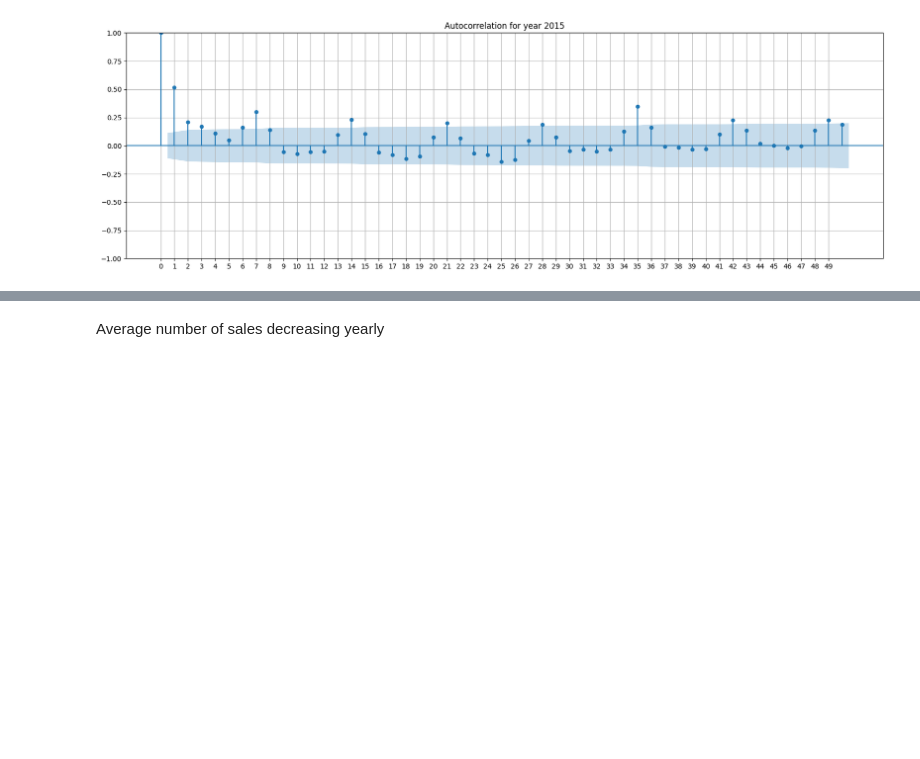
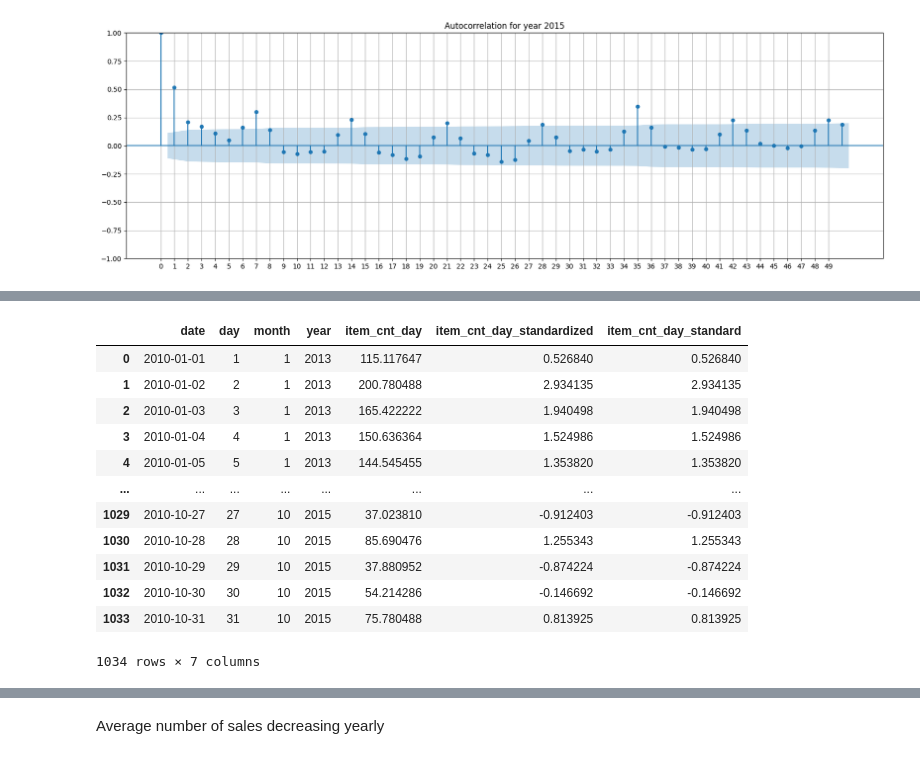
Before and after one commit to OliviaJayeola/DataSciencePortfolio, a Jupyter notebook: predict_sales/predict_sales.ipynb, the cells around one changed output, grey strips where cells are left out. Drawn from its saved outputs; the diff is of its cells as text; code cells hidden in the pictures; blank space fills up the shorter version.

```diff
--- a/predict_sales/predict_sales.ipynb
+++ b/predict_sales/predict_sales.ipynb
@@ -269,0 +257,19 @@ Name: item_cnt_day, Length: 304, dtype: float64
+# %%
+
+average_sales_per_day['item_cnt_day_standard'] = average_sales_per_day.groupby('year')['item_cnt_day'].transform(lambda x: (x - x.mean()) / x.std())
+
+average_sales_per_day
+# %% [output]
+|  | date | day | month | year | item_cnt_day | item_cnt_day_standardized | item_cnt_day_standard |
+| 0 | 2010-01-01 | 1 | 1 | 2013 | 115.117647 | 0.526840 | 0.526840 |
+| 1 | 2010-01-02 | 2 | 1 | 2013 | 200.780488 | 2.934135 | 2.934135 |
+| 2 | 2010-01-03 | 3 | 1 | 2013 | 165.422222 | 1.940498 | 1.940498 |
+| 3 | 2010-01-04 | 4 | 1 | 2013 | 150.636364 | 1.524986 | 1.524986 |
+| 4 | 2010-01-05 | 5 | 1 | 2013 | 144.545455 | 1.353820 | 1.353820 |
+| ... | ... | ... | ... | ... | ... | ... | ... |
+| 1029 | 2010-10-27 | 27 | 10 | 2015 | 37.023810 | -0.912403 | -0.912403 |
+| 1030 | 2010-10-28 | 28 | 10 | 2015 | 85.690476 | 1.255343 | 1.255343 |
+| 1031 | 2010-10-29 | 29 | 10 | 2015 | 37.880952 | -0.874224 | -0.874224 |
+| 1032 | 2010-10-30 | 30 | 10 | 2015 | 54.214286 | -0.146692 | -0.146692 |
+| 1033 | 2010-10-31 | 31 | 10 | 2015 | 75.780488 | 0.813925 | 0.813925 |
+1034 rows × 7 columns
```
Also changed, not shown: parts of 9 cells of this notebook.
